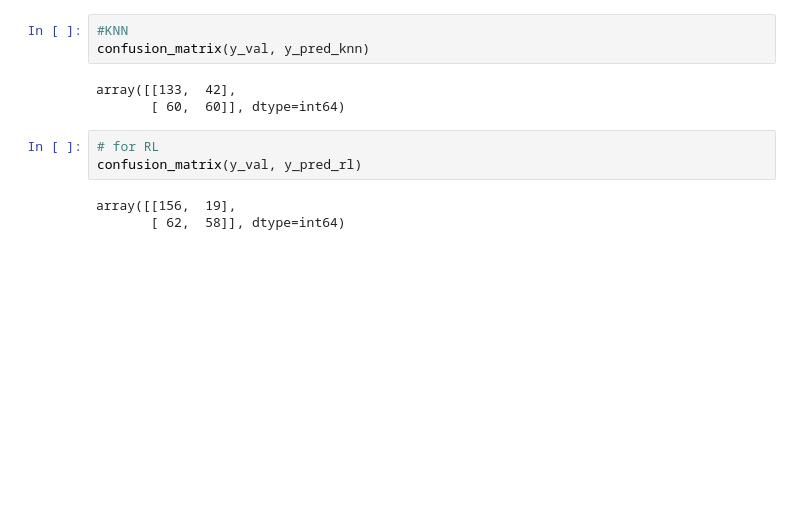
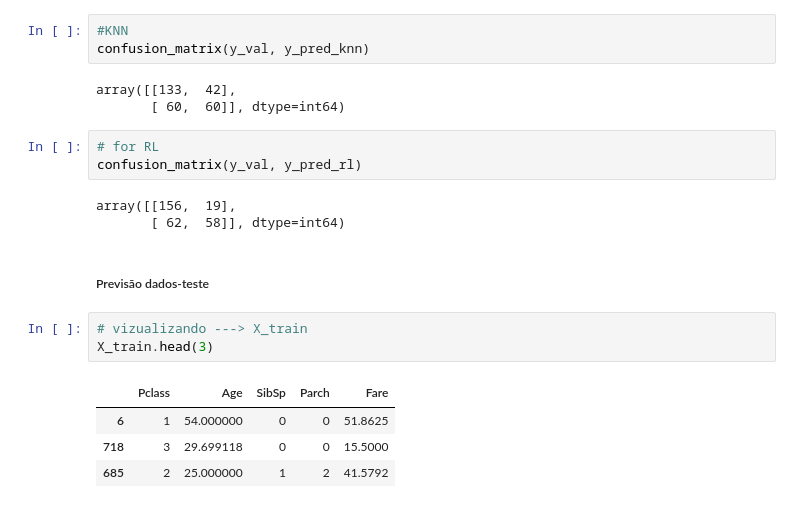
Before and after one commit to Gustavocaris/Data_Science, a Jupyter notebook: Projetos/04_Titanic_analise/analise.ipynb, the cells around one changed output. Saved outputs shown, nothing was run; the diff lists cells and outputs as text; blank space fills up the shorter version.

```diff
--- a/Projetos/04_Titanic_analise/analise.ipynb
+++ b/Projetos/04_Titanic_analise/analise.ipynb
@@ -321,3 +321,13 @@ confusion_matrix(y_val, y_pred_rl)
 # %% [output]
 array([[156,  19],
        [ 62,  58]], dtype=int64)
+# %% [markdown]
+##### Previsão dados-teste
+# %%
+# vizualizando ---> X_train
+X_train.head(3)
+# %% [output]
+|  | Pclass | Age | SibSp | Parch | Fare |
+| 6 | 1 | 54.000000 | 0 | 0 | 51.8625 |
+| 718 | 3 | 29.699118 | 0 | 0 | 15.5000 |
+| 685 | 2 | 25.000000 | 1 | 2 | 41.5792 |
```
Also changed, not shown: parts of 5 cells of this notebook, 1 other file.
